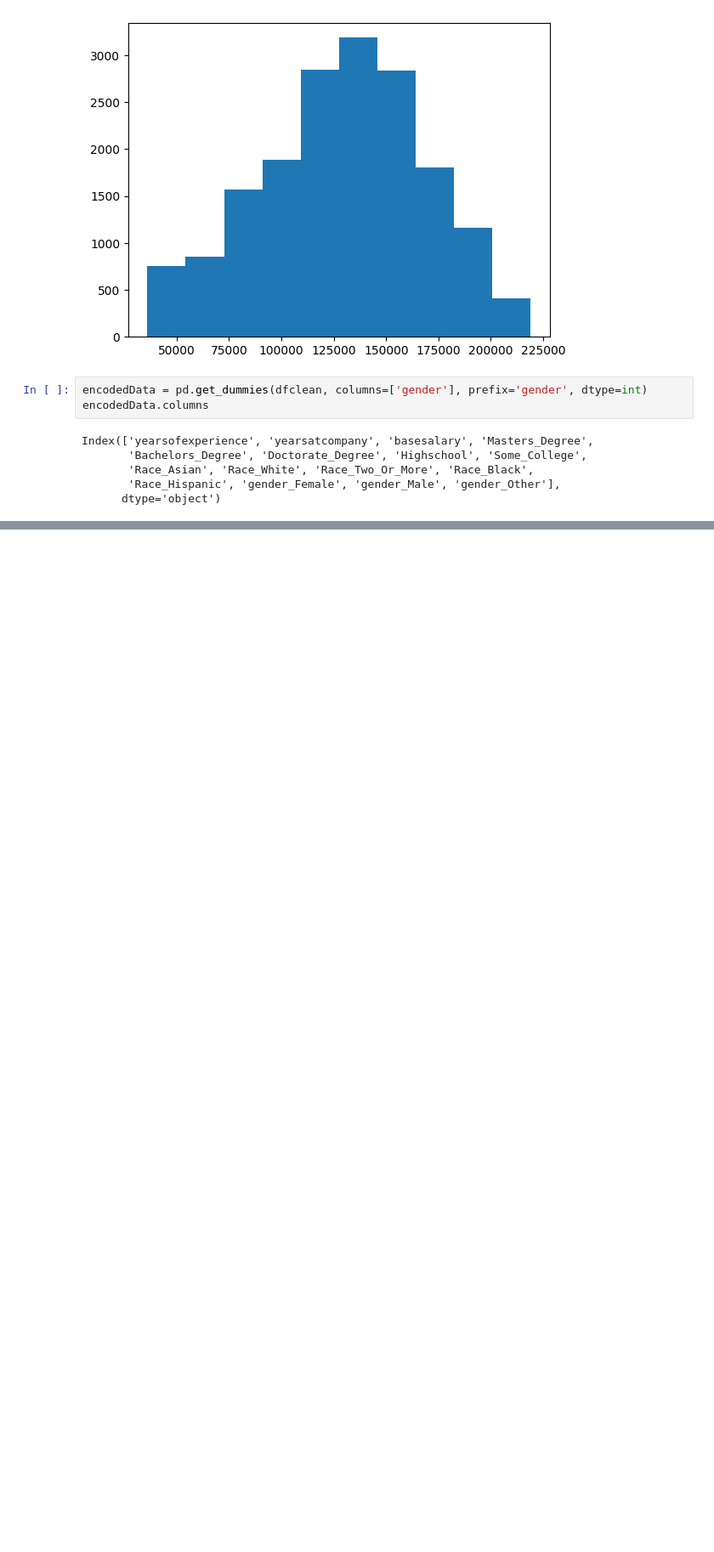
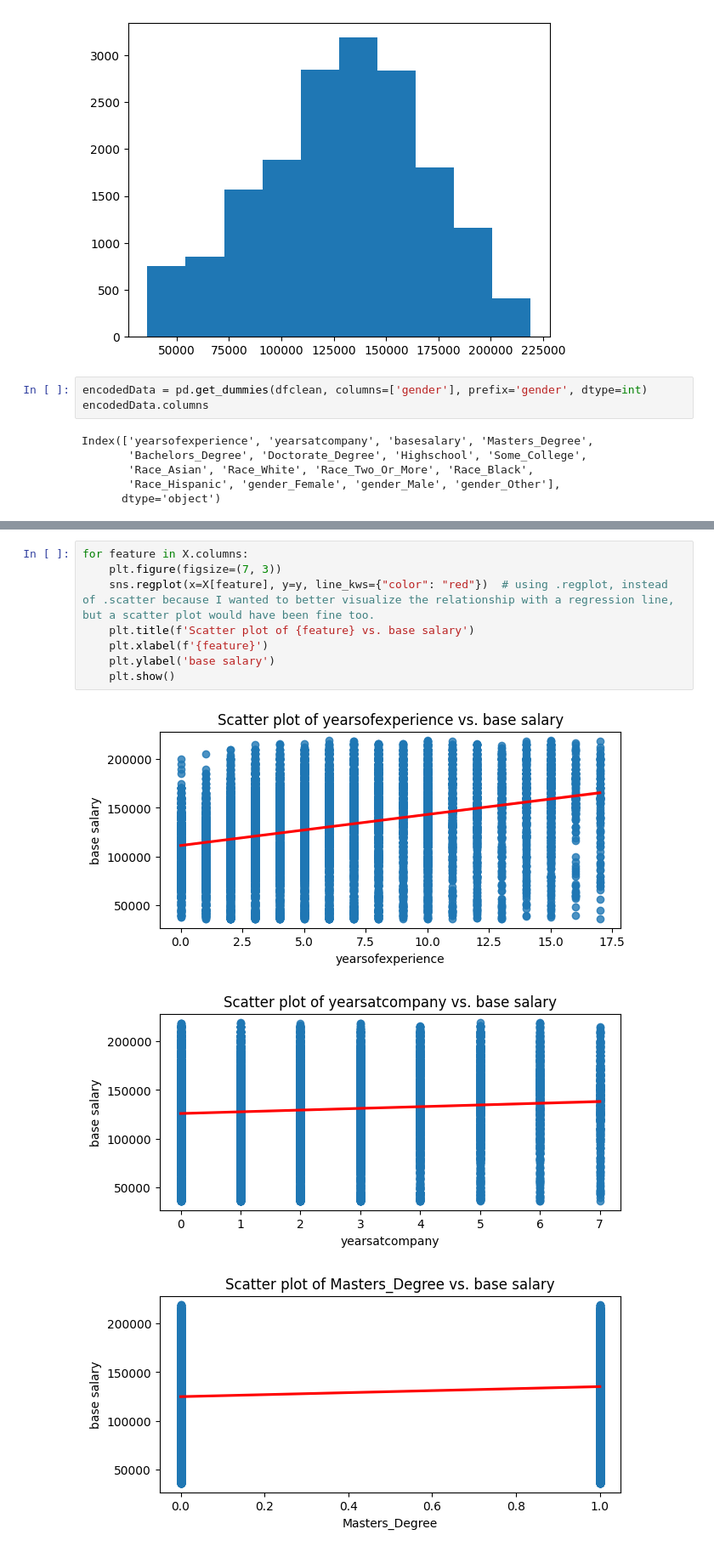
Before and after one commit to drakonic-fury/DTSC-2302-FP, a Jupyter notebook: project.ipynb, the cells around one changed output, grey strips where cells are left out. Shown at 85% size. Drawn from its saved outputs; the diff is of its cells as text; blank space fills up the shorter version.

```diff
--- a/project.ipynb
+++ b/project.ipynb
@@ -163,0 +219,12 @@ Predictors = Education, Race, Gender, Experience Level, Tenure at Company
+# %%
+for feature in X.columns:
+    plt.figure(figsize=(7, 3))
+    sns.regplot(x=X[feature], y=y, line_kws={"color": "red"})  # using .regplot, instead of .scatter because I wanted to better visualize the relationship with a regression line, but a scatter plot would have been fine too.
+    plt.title(f'Scatter plot of {feature} vs. base salary')
+    plt.xlabel(f'{feature}')
+    plt.ylabel('base salary')
+    plt.show()
+# %% [output]
+[figure, added]
+[figure, added]
+[figure, added]
```
Also changed, not shown: parts of 13 cells of this notebook.
